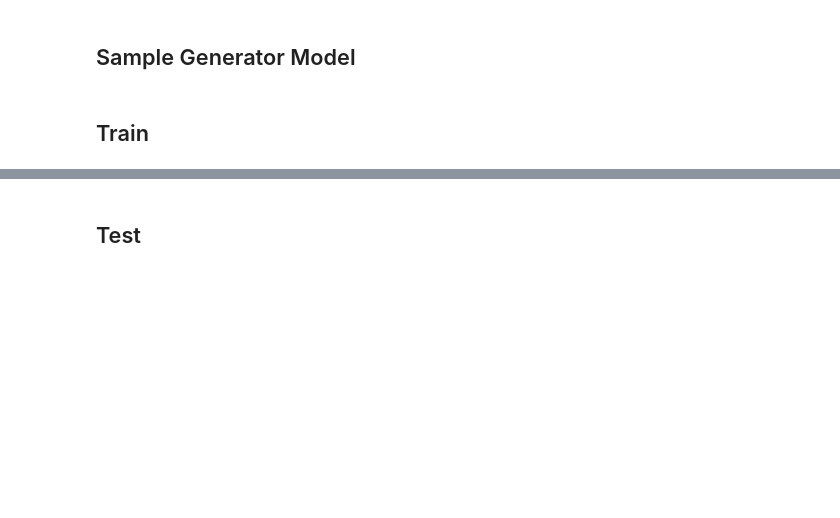
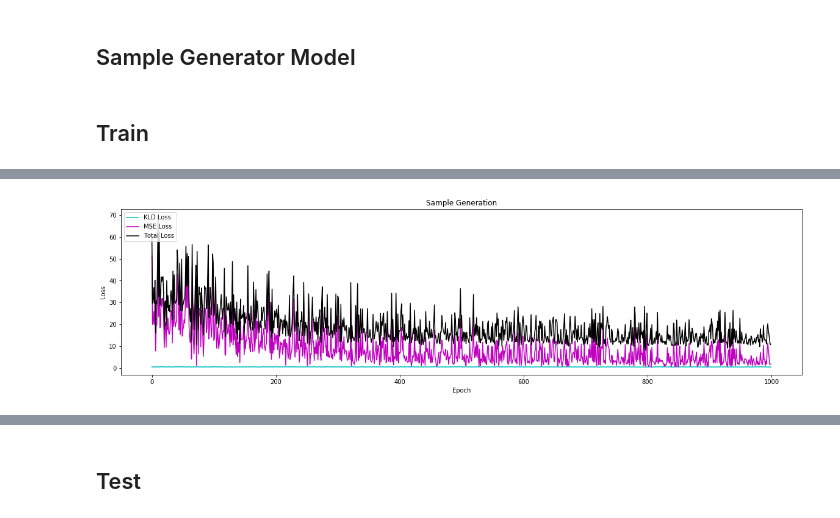
Before and after one commit to gmsdelmundo/urop-desire, a Jupyter notebook: DESIRE.ipynb, the cells around one changed output, grey strips where cells are left out. Cells and saved outputs as stored; diff of their text form; code cells hidden in the pictures; blank space fills up the shorter version.

```diff
--- a/DESIRE.ipynb
+++ b/DESIRE.ipynb
@@ -678,0 +651,86 @@ for epoch in range(num_epochs):
+# %%
+# Plot losses
+loss_fig = plt.figure(figsize=(20, 5))
+ax = loss_fig.add_subplot(1, 1, 1)
+ax.plot(range(num_epochs), all_kld_loss, linestyle='-', color='c', label='KLD Loss')
+ax.plot(range(num_epochs), all_mse_loss, linestyle='-', color='m', label='MSE Loss')
+ax.plot(range(num_epochs), all_loss, linestyle='-', color='k', label='Total Loss')
+ax.set_title('Sample Generation')
+ax.legend(loc='upper left')
+ax.set_xlabel('Epoch')
+ax.set_ylabel('Loss')
+
+# Plot mu and sigma
+cvae_fig = plt.figure(figsize=(20, 20))
+cvae_fig.tight_layout()
+first_cvae_fig_ax = None
+for i in range(batch_size):
+    ax = cvae_fig.add_subplot(batch_size/2, batch_size - batch_size/2, i + 1)
+    ax.plot(range(num_epochs), all_mu[i].cpu().detach().numpy(), linestyle='-', color='c', label='mu')
+    ax.plot(range(num_epochs), all_sigma[i].cpu().detach().numpy(), linestyle='-', color='m', label='sigma')
+
+    if i == 0:
+        first_cvae_fig_ax = ax
+        ax.set_xlabel('Epoch')
+        ax.set_ylabel('Value')
+
+    if i == batch_size - 1:
+        handles, labels = cvae_fig.gca().get_legend_handles_labels()
+        j = 1
+        while j < len(labels):
+            if labels[j] in labels[:j]:
+                del(labels[j])
+                del(handles[j])
+            else:
+                j += 1
+        first_cvae_fig_ax.legend(handles, labels, loc='upper left')
+
+# Plot all trajectories of the batch
+traj_fig = plt.figure(figsize=(20, 20))
+traj_fig.tight_layout()
+for i in range(batch_size):
+    ax = traj_fig.add_subplot(batch_size/2, batch_size - batch_size/2, i + 1)
+
+    ax.plot(last_X_true[i][0].cpu().detach().numpy(),
+            last_X_true[i][1].cpu().detach().numpy(),
+            linestyle='-', marker='o', color='y', label='Past')
+
+    ax.plot(last_Y_hat[i][0].cpu().detach().numpy(),
+        last_Y_hat[i][1].cpu().detach().numpy(),
+        linestyle='-', marker='o', color='r', label='Reconstructed')
+
+    ax.plot(last_Y_true[i][0].cpu().detach().numpy(),
+            last_Y_true[i][1].cpu().detach().numpy(),
+            linestyle='-', marker='o', color='b', label='True')
+
+    if i == 0:
+        ax.legend(loc='upper left')
+        ax.set_xlabel('x-coordinate')
+        ax.set_ylabel('y-coordinate')
+
+    X_true_x_min = last_X_true[i][0].cpu().detach().numpy().min()
+    X_true_x_max = last_X_true[i][0].cpu().detach().numpy().max()
+    X_true_y_min = last_X_true[i][1].cpu().detach().numpy().min()
+    X_true_y_max = last_X_true[i][1].cpu().detach().numpy().max()
+
+    Y_true_x_min = last_Y_true[i][0].cpu().detach().numpy().min()
+    Y_true_x_max = last_Y_true[i][0].cpu().detach().numpy().max()
+    Y_true_y_min = last_Y_true[i][1].cpu().detach().numpy().min()
+    Y_true_y_max = last_Y_true[i][1].cpu().detach().numpy().max()
+
+    Y_hat_x_min = last_Y_hat[i][0].cpu().detach().numpy().min()
+    Y_hat_x_max = last_Y_hat[i][0].cpu().detach().numpy().max()
+    Y_hat_y_min = last_Y_hat[i][1].cpu().detach().numpy().min()
+    Y_hat_y_max = last_Y_hat[i][1].cpu().detach().numpy().max()
+
+    xy_x_min = np.sort(np.array([X_true_x_min, Y_true_x_min, Y_hat_x_min]), axis=None)[0]
+    xy_x_max = np.sort(np.array([X_true_x_max, Y_true_x_max, Y_hat_x_max]), axis=None)[-1]
+    xy_y_min = np.sort(np.array([X_true_y_min, Y_true_y_min, Y_hat_y_min]), axis=None)[0]
+    xy_y_max = np.sort(np.array([X_true_y_max, Y_true_y_max, Y_hat_y_max]), axis=None)[-1]
+
+    xy_delta = xy_x_max - xy_x_min if xy_x_max - xy_x_min > xy_y_max - xy_y_min else xy_y_max - xy_y_min
+
+    ax.set_xlim(xy_x_min - 10, xy_x_min + xy_delta + 10)
+    ax.set_ylim(xy_y_min - 10, xy_y_min + xy_delta + 10)
+# %% [output]
+[figure, added]
```
Also changed, not shown: parts of 10 cells of this notebook, 1 other file.
